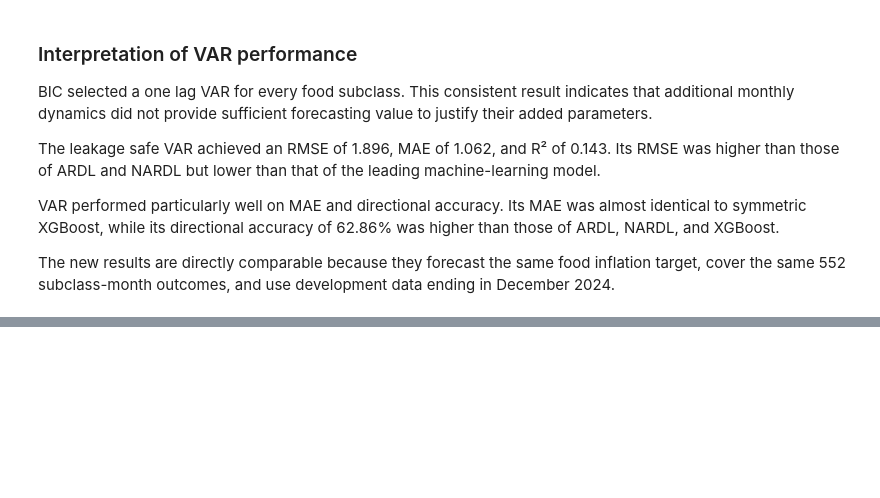
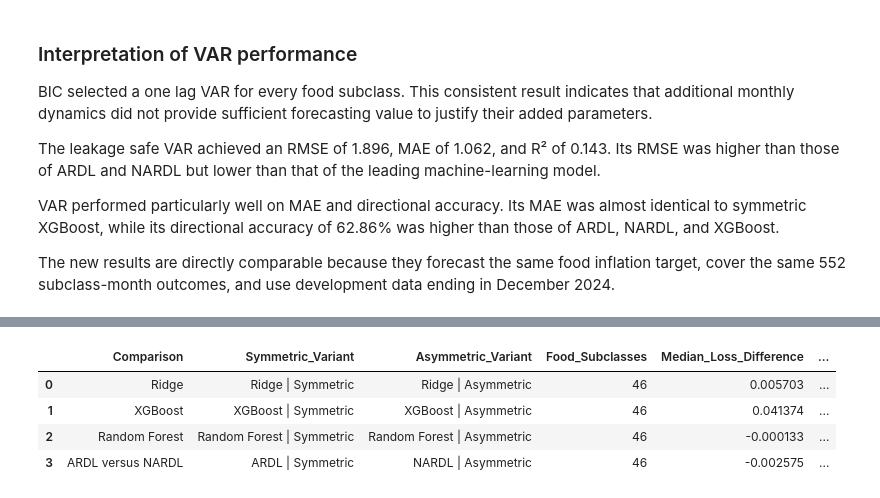
Before and after one commit to MasindiManaga/ERPT_ML_Research, a Jupyter notebook: notebooks/09_Machine_Learning_Evaluation_and_Comparison.ipynb, the cells around one changed output, grey strips where cells are left out. Cells and saved outputs as stored; diff of their text form; code cells hidden in the pictures; blank space fills up the shorter version.

```diff
--- a/notebooks/09_Machine_Learning_Evaluation_and_Comparison.ipynb
+++ b/notebooks/09_Machine_Learning_Evaluation_and_Comparison.ipynb
@@ -2212,0 +3200,99 @@ The new results are directly comparable because they forecast the same food infl
+# %%
+# subclass-level symmetric versus asymmetric comparisons
+
+subclass_variant_loss = (
+    forecast_loss_data
+    .groupby(
+        [
+            "ClassDescription",
+            "SubclassDescription",
+            "Forecast_Variant",
+        ],
+        as_index=False,
+    )["Squared_Error"]
+    .mean()
+)
+
+subclass_representation_records = []
+
+for pair in representation_pairs:
+    symmetric_name = pair["Symmetric_Variant"]
+    asymmetric_name = pair["Asymmetric_Variant"]
+
+    paired_loss = (
+        subclass_variant_loss[
+            subclass_variant_loss["Forecast_Variant"].isin(
+                [symmetric_name, asymmetric_name]
+            )
+        ]
+        .pivot(
+            index=["ClassDescription", "SubclassDescription"],
+            columns="Forecast_Variant",
+            values="Squared_Error",
+        )
+        .dropna()
+    )
+
+    loss_difference = (
+        paired_loss[asymmetric_name]
+        - paired_loss[symmetric_name]
+    )
+
+    if np.allclose(loss_difference, 0.0):
+        wilcoxon_statistic = 0.0
+        p_value = 1.0
+    else:
+        wilcoxon_result = stats.wilcoxon(
+            loss_difference,
+            alternative="two-sided",
+            zero_method="wilcox",
+        )
+        wilcoxon_statistic = float(wilcoxon_result.statistic)
+        p_value = float(wilcoxon_result.pvalue)
+
+    subclass_representation_records.append(
+        {
+            "Comparison": pair["Comparison"],
+            "Symmetric_Variant": symmetric_name,
+            "Asymmetric_Variant": asymmetric_name,
+            "Food_Subclasses": len(loss_difference),
+            "Median_Loss_Difference": loss_difference.median(),
+            "Subclasses_Symmetric_Better": int(
+                (loss_difference > 0).sum()
+            ),
+            "Subclasses_Asymmetric_Better": int(
+                (loss_difference < 0).sum()
+            ),
+            "Tied_Subclasses": int(
+                np.isclose(loss_difference, 0.0).sum()
+            ),
+            "Wilcoxon_Statistic": wilcoxon_statistic,
+            "P_Value": p_value,
+        }
+    )
+
+subclass_representation_tests = pd.DataFrame(
+    subclass_representation_records
+)
+
+subclass_representation_tests["Holm_Adjusted_P_Value"] = multipletests(
+    subclass_representation_tests["P_Value"],
+    alpha=0.05,
+    method="holm",
+)[1]
+
+subclass_representation_tests["Significant_After_Holm"] = (
+    subclass_representation_tests["Holm_Adjusted_P_Value"] < 0.05
+)
+
+subclass_representation_tests = subclass_representation_tests.sort_values(
+    "P_Value"
+).reset_index(drop=True)
+
+subclass_representation_tests
+# %% [output]
+|  | Comparison | Symmetric_Variant | Asymmetric_Variant | Food_Subclasses | Median_Loss_Difference | ... |
+| 0 | Ridge | Ridge | Symmetric | Ridge | Asymmetric | 46 | 0.005703 | ... |
+| 1 | XGBoost | XGBoost | Symmetric | XGBoost | Asymmetric | 46 | 0.041374 | ... |
+| 2 | Random Forest | Random Forest | Symmetric | Random Forest | Asymmetric | 46 | -0.000133 | ... |
+| 3 | ARDL versus NARDL | ARDL | Symmetric | NARDL | Asymmetric | 46 | -0.002575 | ... |
```
Also changed, not shown: parts of 16 cells of this notebook.
